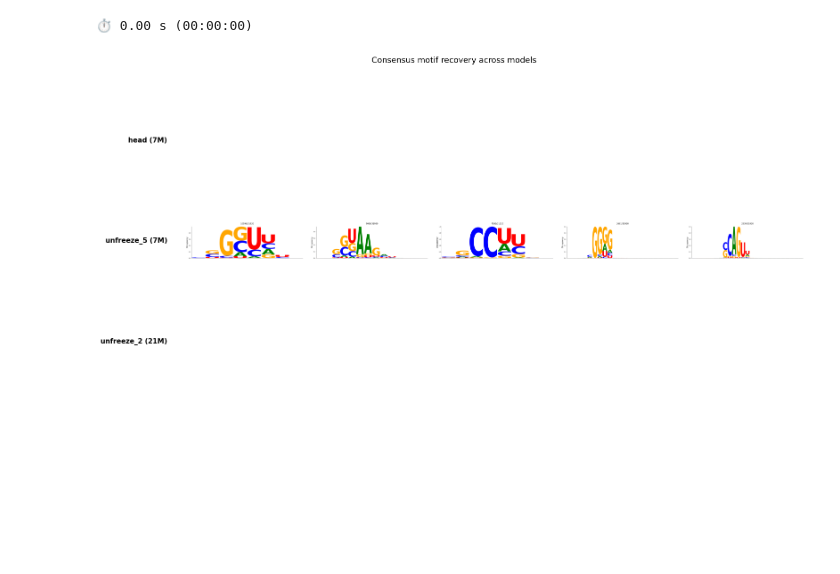
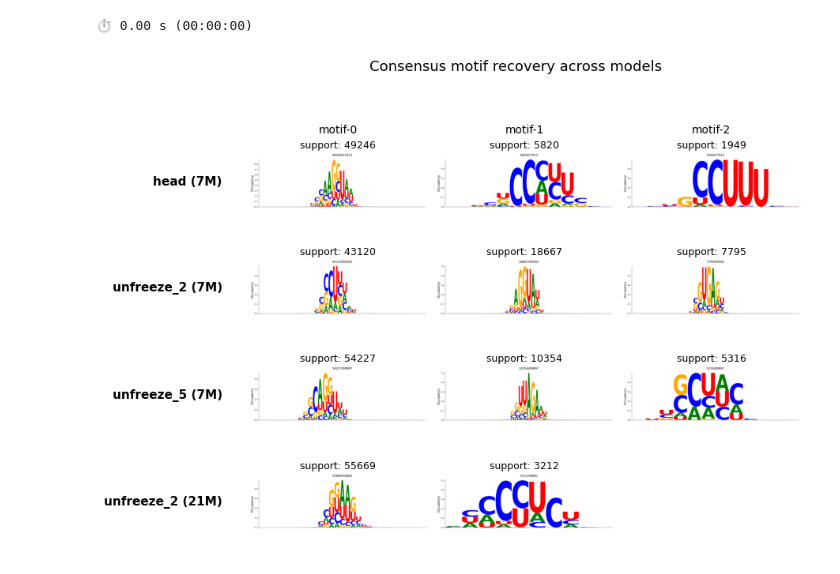
Before and after one commit to ml4rg26-deconvgclip/parnet--globalclip-head, a Jupyter notebook: notebooks/globalclip-head/05_comparison_plots.ipynb, the cells around one changed output. Cells and saved outputs as stored; diff of their text form; code cells hidden in the pictures; blank space fills up the shorter version.

Commit message:
Polish comparison plots: consistent formatting, legend placement, motif grid spacing and support annotations

```diff
--- a/notebooks/globalclip-head/05_comparison_plots.ipynb
+++ b/notebooks/globalclip-head/05_comparison_plots.ipynb
@@ -157,12 +156,13 @@ axes[1].set_xticks(x)
 axes[1].set_xticklabels(labels)
 axes[1].set_ylabel("Correlation (test)")
 axes[1].set_title("Final test correlation — filtered vs raw")
+axes[1].set_ylim(0, max(pearson_vals + spearman_vals) * 1.25)
 axes[1].legend()
 for i, (p, s) in enumerate(zip(pearson_vals, spearman_vals)):
     axes[1].text(i - w/2, p + 0.005, f"{p:.3f}", ha="center", fontsize=8)
     axes[1].text(i + w/2, s + 0.005, f"{s:.3f}", ha="center", fontsize=8)
 
-plt.suptitle("Impact of outlier filtering (unfreeze_last_2, ep50)")
+plt.suptitle("Impact of outlier filtering — unfreeze_last_2, ep50")
 plt.tight_layout()
 plt.savefig(FIGURES_DIR / "comparison_filtered_vs_raw.png", dpi=150, bbox_inches="tight")
 plt.show()
@@ -184,7 +184,7 @@ for label, run in RUNS_UNFREEZE_DEPTH.items():
 axes[0].set_title("Validation loss — unfreeze depth")
 axes[0].set_xlabel("Epoch")
 axes[0].set_ylabel("Loss")
-axes[0].legend()
+axes[0].legend(loc="center right", bbox_to_anchor=(1.0, 0.6))
 
 # ── Final Pearson/Spearman bars ────────────────────────────────────────────────
 labels, pearson_vals, spearman_vals = [], [], []
@@ -203,12 +203,13 @@ axes[1].set_xticks(x)
 axes[1].set_xticklabels(labels, rotation=15)
 axes[1].set_ylabel("Correlation (test)")
 axes[1].set_title("Final test correlation — unfreeze depth")
-axes[1].legend()
+axes[1].set_ylim(0, max(pearson_vals + spearman_vals) * 1.3)
+axes[1].legend(loc="upper left", ncol=2, frameon=False)
 for i, (p, s) in enumerate(zip(pearson_vals, spearman_vals)):
     axes[1].text(i - w/2, p + 0.005, f"{p:.3f}", ha="center", fontsize=8)
     axes[1].text(i + w/2, s + 0.005, f"{s:.3f}", ha="center", fontsize=8)
 
-plt.suptitle("Effect of unfreezing depth (filtered, ep50)")
+plt.suptitle("Effect of unfreezing depth — filtered, ep50")
 plt.tight_layout()
 plt.savefig(FIGURES_DIR / "comparison_unfreeze_depth.png", dpi=150, bbox_inches="tight")
 plt.show()
@@ -273,12 +274,13 @@ axes[1].set_xticks(x)
 axes[1].set_xticklabels(labels, rotation=10)
 axes[1].set_ylabel("Correlation (test)")
 axes[1].set_title("Final test correlation — 7M vs 21M")
-axes[1].legend()
+axes[1].set_ylim(0, max(pearson_vals + spearman_vals) * 1.3)
+axes[1].legend(loc="upper left", ncol=2, frameon=False)
 for i, (p, s) in enumerate(zip(pearson_vals, spearman_vals)):
     axes[1].text(i - w/2, p + 0.005, f"{p:.3f}", ha="center", fontsize=8)
     axes[1].text(i + w/2, s + 0.005, f"{s:.3f}", ha="center", fontsize=8)
 
-plt.suptitle("Effect of model capacity vs fine-tuning depth (filtered, ep50)")
+plt.suptitle("Effect of model capacity vs fine-tuning depth — filtered, ep50")
 plt.tight_layout()
 plt.savefig(FIGURES_DIR / "comparison_model_size.png", dpi=150, bbox_inches="tight")
 plt.show()
@@ -309,10 +311,10 @@ for label, run in ALL_RUNS.items():
         final_val_loss = best_val_loss = np.nan
     rows.append({
         "run": label,
-        "best_val_loss": round(best_val_loss, 2) if not np.isnan(best_val_loss) else "—",
-        "final_val_loss": round(final_val_loss, 2) if not np.isnan(final_val_loss) else "—",
-        "pearson": round(ev["pearson_mean"], 4) if ev else "—",
-        "spearman": round(ev["spearman_mean"], 4) if ev else "—",
+        "best_val_loss": round(best_val_loss, 2) if not np.isnan(best_val_loss) else "-",
+        "final_val_loss": round(final_val_loss, 2) if not np.isnan(final_val_loss) else "-",
+        "pearson": round(ev["pearson_mean"], 4) if ev else "-",
+        "spearman": round(ev["spearman_mean"], 4) if ev else "-",
     })
 
 summary_df = pd.DataFrame(rows)
@@ -345,37 +347,48 @@ def get_rbp_matches(run_name):
 ⏱ 0.00 s (00:00:00)
 # %%
 # ── Motif logo grid: one row per model ─────────────────────────────────────────
-# find the max number of motifs across models to size the grid
 model_motifs = {}
 for label, run in MOTIF_COMPARISON_RUNS.items():
     motif_dir = get_motif_dir(run)
     pngs = sorted(motif_dir.glob("motif-*.png")) if motif_dir.exists() else []
     model_motifs[label] = pngs
+
+def get_support(png_path):
+    """Read support count from the matching .tsv header line: '#support=N'."""
+    tsv_path = png_path.with_suffix(".tsv")
+    if not tsv_path.exists():
+        return None
+    first_line = tsv_path.read_text().splitlines()[0]
+    return first_line.replace("#support=", "").strip()
 
 max_motifs = max((len(p) for p in model_motifs.values()), default=0)
 n_models = len(model_motifs)
 
 if max_motifs == 0:
     logger.warning("No motif logos found — run IG+metamotif on the models first.")
 else:
     fig, axes = plt.subplots(n_models, max_motifs,
-                             figsize=(3.2 * max_motifs, 2.6 * n_models),
+                             figsize=(3.0 * max_motifs, 1.7 * n_models),
                              squeeze=False)
     for row, (label, pngs) in enumerate(model_motifs.items()):
         for col in range(max_motifs):
             ax = axes[row][col]
             ax.axis("off")
             if col < len(pngs):
                 ax.imshow(Image.open(pngs[col]))
+                support = get_support(pngs[col])
+                if support:
+                    ax.text(0.5, 1.05, f"support: {support}", transform=ax.transAxes,
+                            ha="center", va="bottom", fontsize=9)
                 if row == 0:
-                    ax.set_title(f"motif-{col}", fontsize=10)
+                    ax.set_title(f"motif-{col}", fontsize=10, pad=18)
             if col == 0:
                 ax.text(-0.15, 0.5, label, transform=ax.transAxes,
                         ha="right", va="center", fontsize=11, fontweight="bold", rotation=0)
 
-    plt.suptitle("Consensus motif recovery across models", y=1.01, fontsize=13)
-    plt.tight_layout()
+    plt.suptitle("Consensus motif recovery across models", y=1.02, fontsize=13)
+    plt.subplots_adjust(hspace=0.15, wspace=0.05)
     plt.savefig(FIGURES_DIR / "motif_comparison_across_models.png", dpi=150, bbox_inches="tight")
     plt.show()
 # %% [output]
-[figure, old version]
+[figure, new version]
```
Also changed, not shown: parts of 11 cells of this notebook.
